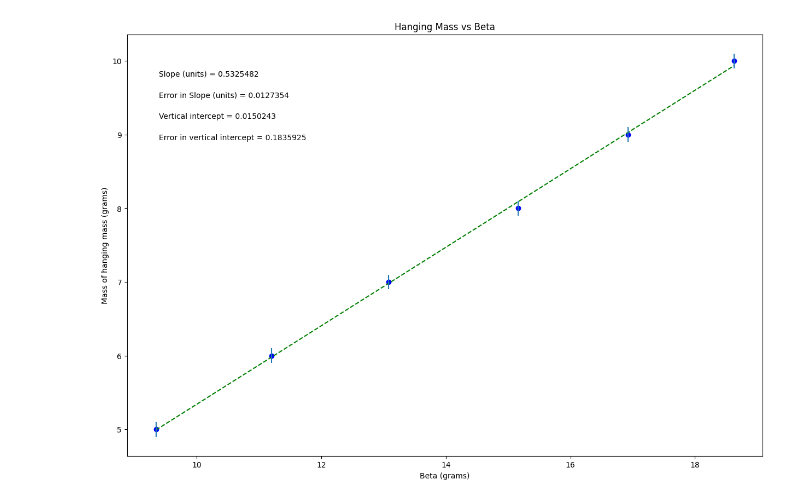
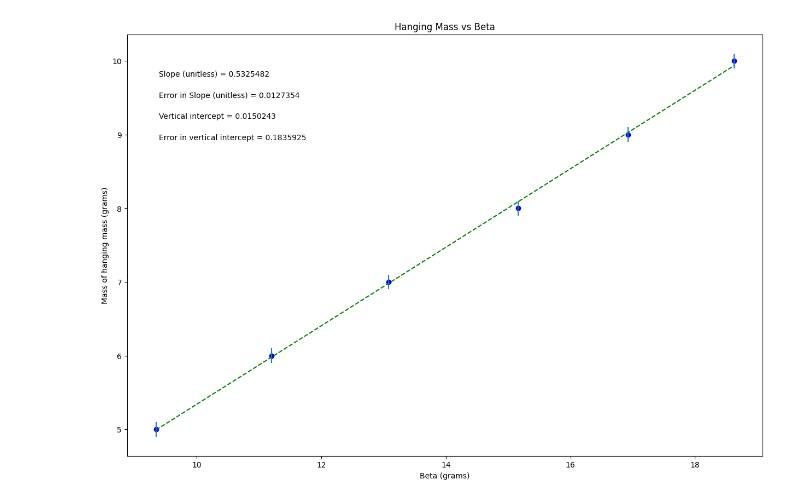
Before and after one commit to BGustafson-325/PHSX221, a Jupyter notebook: Work_and_Kinetic_Energy.ipynb, the cells around one changed output. Cells and saved outputs as stored; diff of their text form; code cells hidden in the pictures.

```diff
--- a/Work_and_Kinetic_Energy.ipynb
+++ b/Work_and_Kinetic_Energy.ipynb
@@ -40,7 +40,7 @@ dy = dMh        #this should be your error in y array
 plot_title= 'Hanging Mass vs Beta'
 x_label= 'Beta (grams)'
 y_label= 'Mass of hanging mass (grams)'
-slope_units= 'units'
+slope_units= 'unitless'
 
 #UPDATE ANNOTATION PLACEMENT SO IT'S OUT OF WAY OF PLOTTED DATA AND BEST FIT LINE
 #integer from 1 to 4, top R corner is 1 (counter-clockwise from there)
@@ -92,31 +92,31 @@ elif annotation_placement==3 or annotation_placement==4:
 #Don't need to change anything in this section!
 
 #Plot data on graph. Plot error bars and place values for slope,
 #error in slope, and vertical intercept (plus error) on the plot using "annotate"
 
 plt.figure(figsize=(15,10))
 
 plt.plot(x, fit, color='green', linestyle='--')
 plt.scatter(x, y, color='blue', marker='o')
 
 plt.xlabel(x_label)
 plt.ylabel(y_label)
 plt.title(plot_title)
 
 plt.errorbar(x, y, yerr=dy, xerr=None, fmt="none") #don't need to plot x error bars
 
 plt.annotate('Slope ({}) = {value:.{digits}f}'.format(slope_units,value=m, digits=7),
              (xpos, ypos[0]), xycoords='axes fraction')
 
 plt.annotate('Error in Slope ({}) = {value:.{digits}f}'.format(slope_units,value=dm, digits=7),
              (xpos, ypos[1]), xycoords='axes fraction')
 
 plt.annotate('Vertical intercept = {value:.{digits}f}'.format(value=b, digits=7),
              (xpos, ypos[2]), xycoords='axes fraction')
 
 plt.annotate('Error in vertical intercept = {value:.{digits}f}'.format(value=db, digits=7),
              (xpos, ypos[3]), xycoords='axes fraction')
 
 plt.show()
 # %% [output]
-[figure, old version]
+[figure, new version]
```
